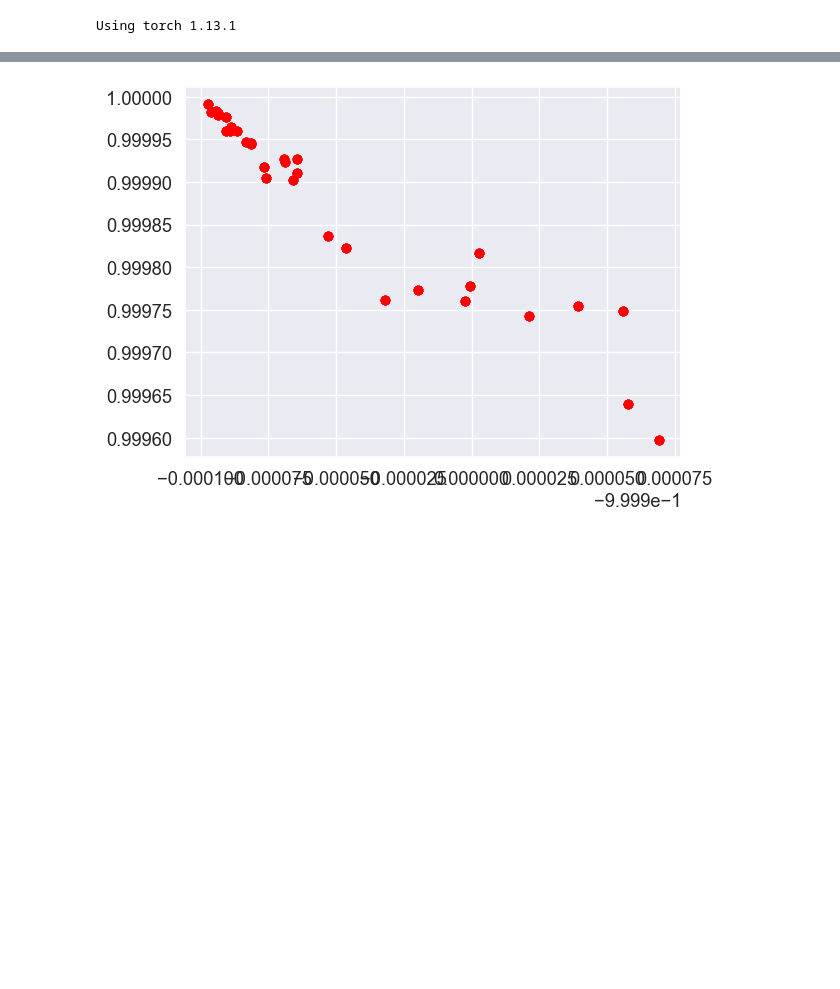
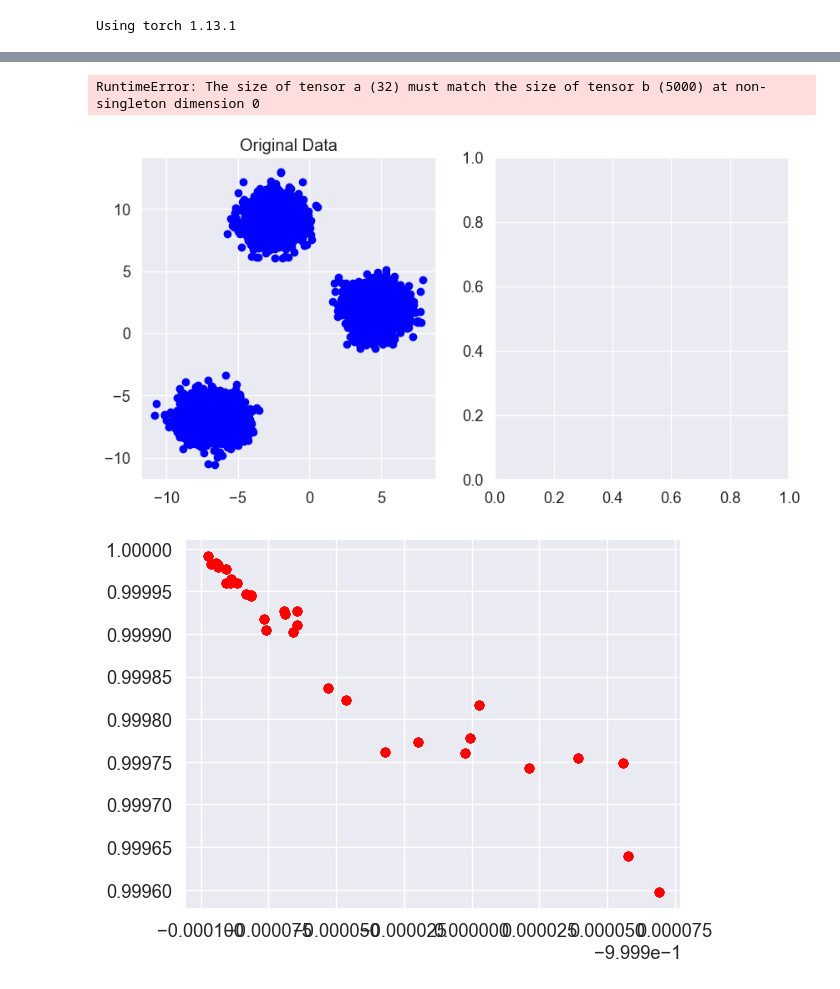
Before and after one commit to PritRaj1/IIB-Project-LatentEBM-Variance-Study, a Jupyter notebook: Notebooks/VanillaLatentEBM MkII.ipynb, the cells around one changed output, grey strips where cells are left out. Saved outputs shown, nothing was run; the diff lists cells and outputs as text; code cells hidden in the pictures; blank space fills up the shorter version.

```diff
--- a/Notebooks/VanillaLatentEBM MkII.ipynb
+++ b/Notebooks/VanillaLatentEBM MkII.ipynb
@@ -306,3 +322,42 @@ plt.plot(z_posterior[:, 0].cpu(), z_posterior[:, 1].cpu(), 'o', color='red', lab
+# %%
+import numpy as np
+import torch.distributions as dist
+
+fig, axs = plt.subplots(1, 2, figsize=(10, 5))
+
+# Plot the original data
+axs[0].plot(X[:, 0].cpu(), X[:, 1].cpu(), 'o', color='blue', label='Data')
+axs[0].set_title('Original Data')
+
+# Stack the marginals together
+num_samples = x.shape[0] * 5
+samples_tensor = torch.empty((num_samples, X.shape[1]), dtype=X.dtype, device=X.device)
+for i in range(5):
+    # Generate 500 sets of posterior samples
+    samples = torch.zeros_like(X)
+    for j in range(100):
+        z0_GEN = Sampler.sample_p0()
+        zK_GEN, g_grad_norm, e_grad_norm = Sampler.sample_posterior(z0_GEN, X, GENmodel, EBMmodel) # p(z|x, M)
+
+        normal_dist = dist.Normal(GENmodel(zK_GEN), GENERATOR_SIGMA)
+        posterior_samples = normal_dist.sample()
+        samples += posterior_samples
+
+    # Take the mean of the posterior samples
+    samples /= 100 # Marginalised across z to get p(x)
+    samples_tensor[i*X.shape[0]:(i+1)*X.shape[0]] = samples
+
+# Create a 2D histogram of the samples
+hist, xedges, yedges = np.histogram2d(samples_tensor[:, 0].cpu(), samples_tensor[:, 1].cpu(), bins=50)
+
+# Plot the histogram as a heatmap
+axs[1].imshow(hist.T, origin='lower', extent=[xedges[0], xedges[-1], yedges[0], yedges[-1]])
+axs[1].set_title('p(x)')
+
+plt.show()
+# %% [output]
+RuntimeError: The size of tensor a (32) must match the size of tensor b (5000) at non-singleton dimension 0
+[figure, added]
 # %%
 samples = []
 
```
Also changed, not shown: parts of 7 cells of this notebook, 3 other files.
